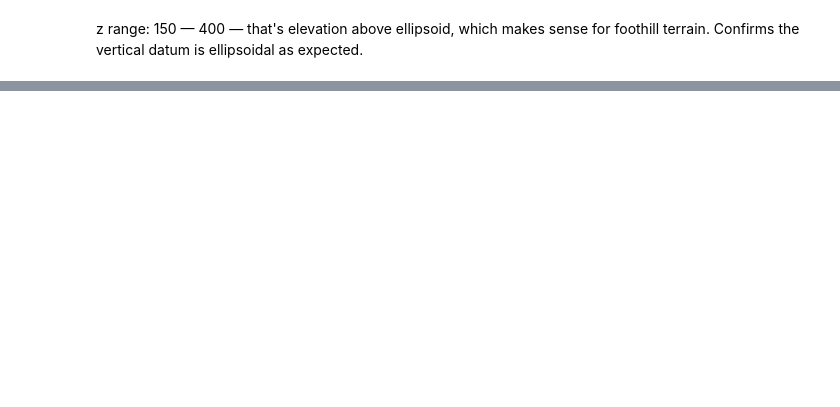
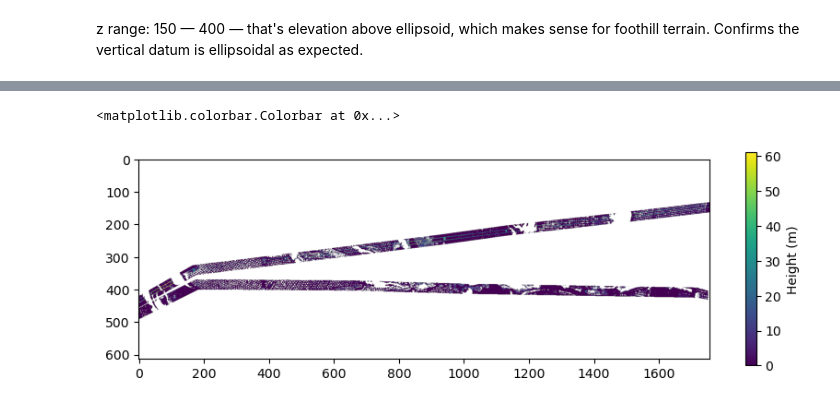
Before and after one commit to imsibaja/lidar-utility-corridor, a Jupyter notebook: notebooks/lidar_corridor_analysis.ipynb, the cells around one changed output, grey strips where cells are left out. Drawn from its saved outputs; the diff is of its cells as text; code cells hidden in the pictures; blank space fills up the shorter version.

```diff
--- a/notebooks/lidar_corridor_analysis.ipynb
+++ b/notebooks/lidar_corridor_analysis.ipynb
@@ -252,10 +331,13 @@ threshold_df.plot(column="height_m", cmap="Reds", legend=True, ax=ax)
 # %%
 with rasterio.open(clipped_chm_path) as src:
     chm_clipped_data = src.read(1)
 
-plt.figure(figsize=(10, 10))
+plt.figure(figsize=(10, 3))
 plt.imshow(chm_clipped_data, cmap="viridis")
 plt.colorbar(label="Height (m)")
+# %% [output]
+<matplotlib.colorbar.Colorbar at 0x...>
+[figure, added]
 # %%
 threshold_df.to_file(ROOT / "outputs" / "vector" / "flagged_trees.gpkg", driver="GPKG")
 
```
Also changed, not shown: parts of 32 cells of this notebook, 1 other file.
